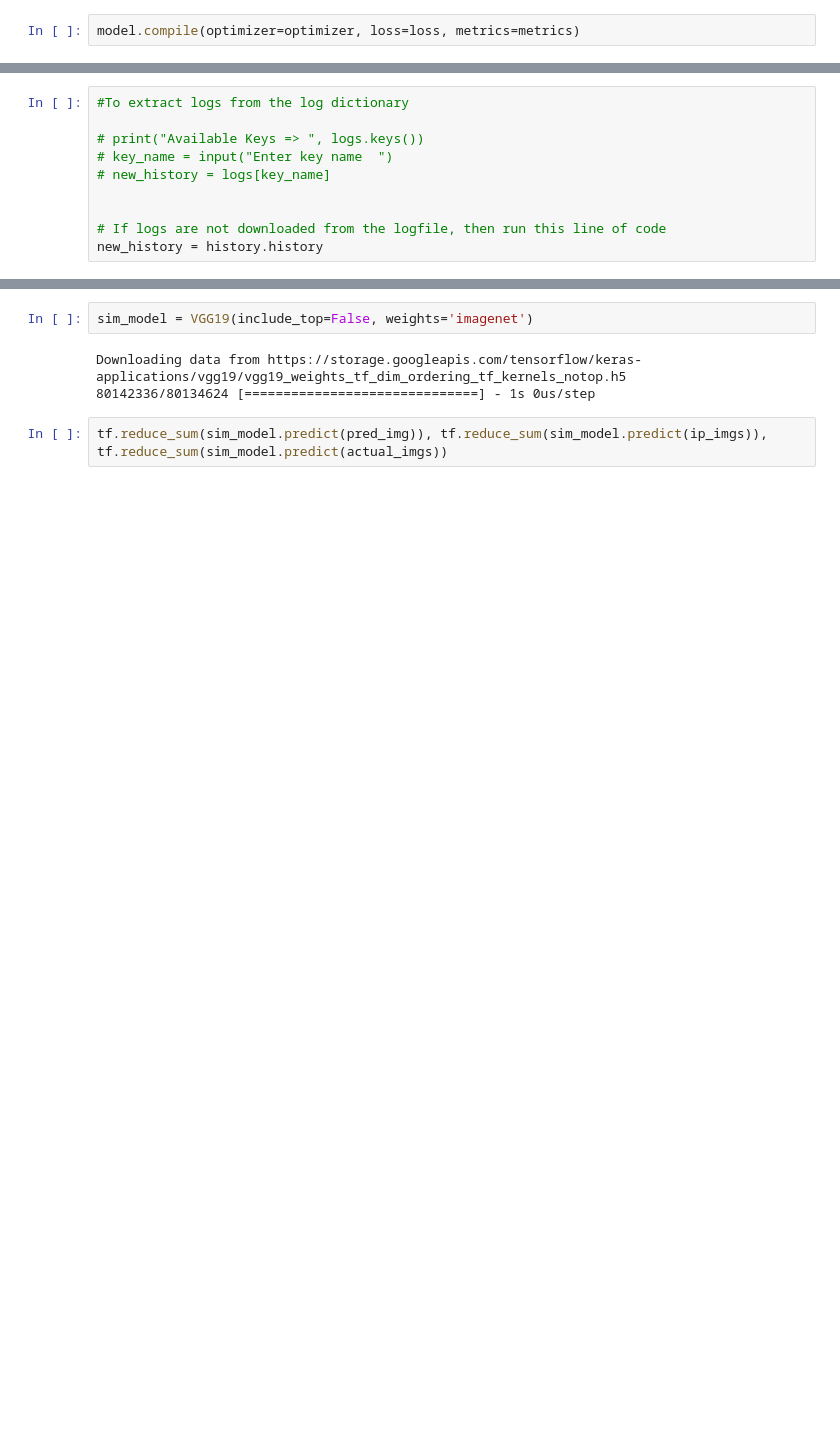
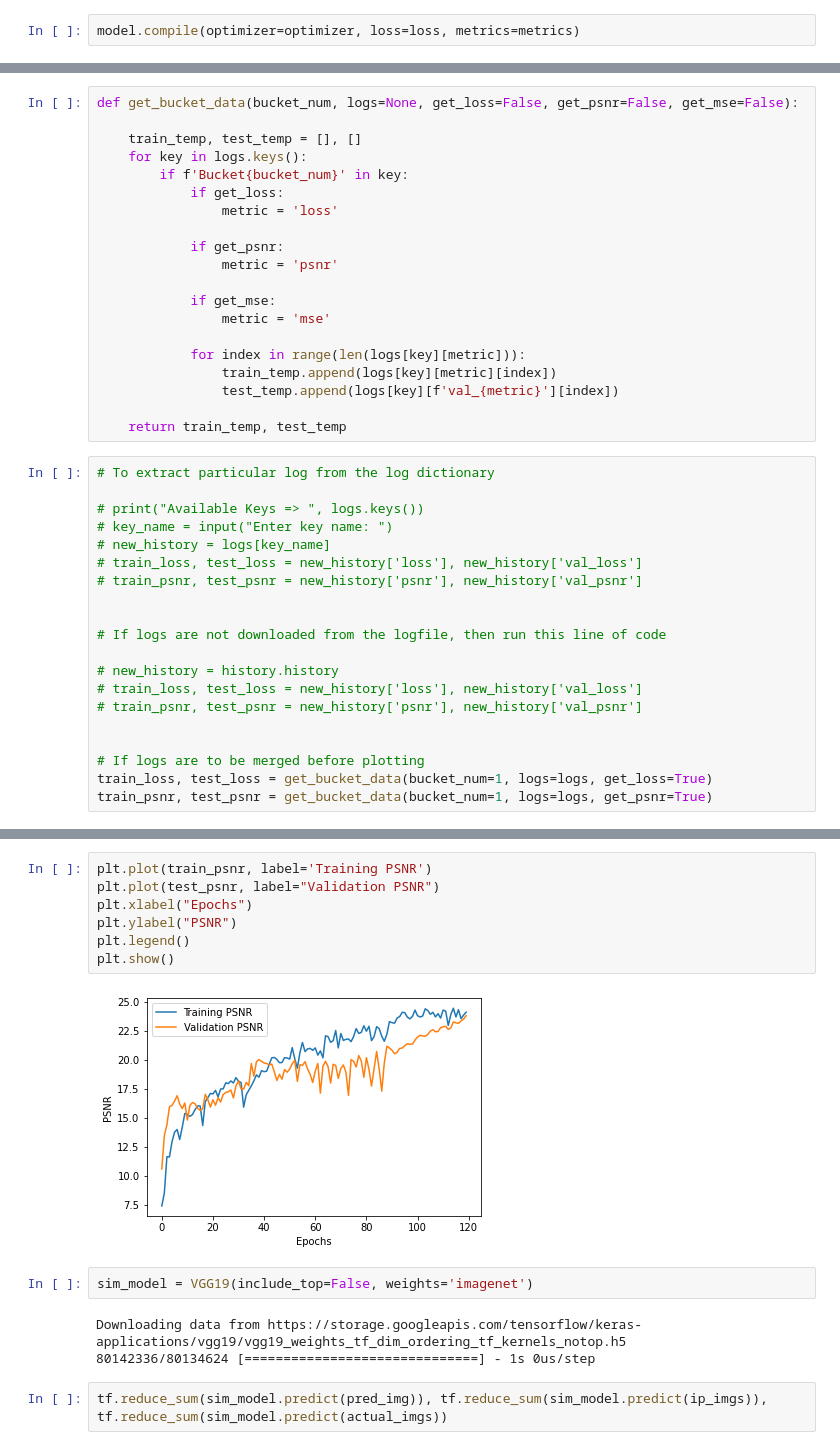
Before and after one commit to CoderSsVartak/Image-Reconstruction, a Jupyter notebook: image_denoising.ipynb, the cells around one changed output, grey strips where cells are left out. Saved outputs shown, nothing was run; the diff lists cells and outputs as text; blank space fills up the shorter version.

```diff
--- a/image_denoising.ipynb
+++ b/image_denoising.ipynb
@@ -494,11 +567,41 @@ Percentage of Noise in prediction:  7.078453898429871 %
+# %%
+def get_bucket_data(bucket_num, logs=None, get_loss=False, get_psnr=False, get_mse=False):
+
+    train_temp, test_temp = [], []
+    for key in logs.keys():
+        if f'Bucket{bucket_num}' in key:
+            if get_loss:
+                metric = 'loss'
+
+            if get_psnr:
+                metric = 'psnr'
+
+            if get_mse:
+                metric = 'mse'
+
+            for index in range(len(logs[key][metric])):
+                train_temp.append(logs[key][metric][index])
+                test_temp.append(logs[key][f'val_{metric}'][index])
+
+    return train_temp, test_temp
 # %%
-#To extract logs from the log dictionary
+# To extract particular log from the log dictionary
 
 # print("Available Keys => ", logs.keys())
-# key_name = input("Enter key name  ")
+# key_name = input("Enter key name: ")
 # new_history = logs[key_name]
+# train_loss, test_loss = new_history['loss'], new_history['val_loss']
+# train_psnr, test_psnr = new_history['psnr'], new_history['val_psnr']
 
 
 # If logs are not downloaded from the logfile, then run this line of code
-new_history = history.history
+
+# new_history = history.history
+# train_loss, test_loss = new_history['loss'], new_history['val_loss']
+# train_psnr, test_psnr = new_history['psnr'], new_history['val_psnr']
+
+
+# If logs are to be merged before plotting
+train_loss, test_loss = get_bucket_data(bucket_num=1, logs=logs, get_loss=True)
+train_psnr, test_psnr = get_bucket_data(bucket_num=1, logs=logs, get_psnr=True)
 # %%
@@ -513,3 +616,12 @@ plt.show()
+# %%
+plt.plot(train_psnr, label='Training PSNR')
+plt.plot(test_psnr, label="Validation PSNR")
+plt.xlabel("Epochs")
+plt.ylabel("PSNR")
+plt.legend()
+plt.show()
+# %% [output]
+[figure, added]
 # %%
 sim_model = VGG19(include_top=False, weights='imagenet')
 # %% [output]
```
Also changed, not shown: parts of 28 cells of this notebook.
